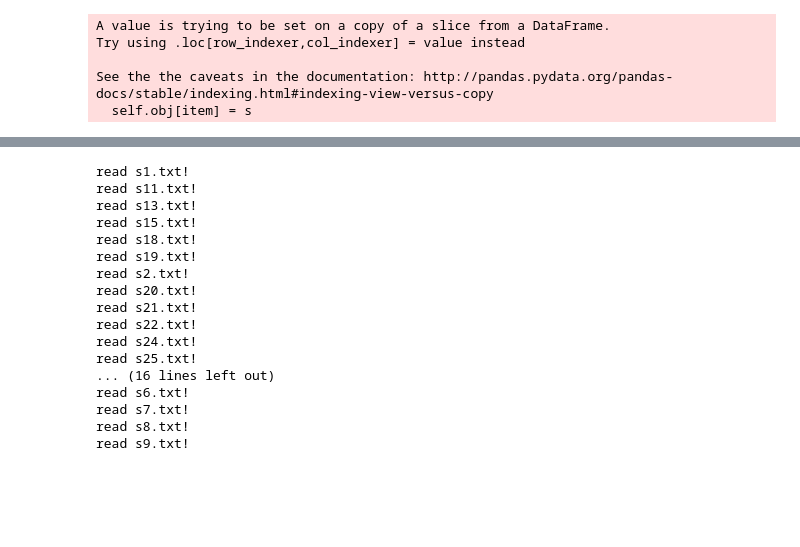
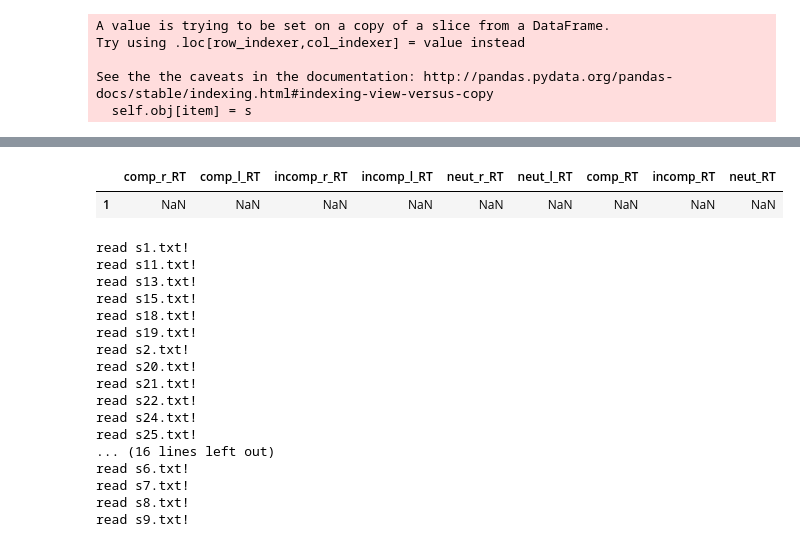
Before and after one commit to mmagnuski/senofag, a Jupyter notebook: LCexp_data_SoA_RT.ipynb, the cells around one changed output, grey strips where cells are left out. Saved outputs shown, nothing was run; the diff lists cells and outputs as text; code cells hidden in the pictures; blank space fills up the shorter version.

```diff
--- a/LCexp_data_SoA_RT.ipynb
+++ b/LCexp_data_SoA_RT.ipynb
@@ -88,3 +121,19 @@ See the the caveats in the documentation: http://pandas.pydata.org/pandas-docs/s
+# %%
+# jeszcze dobrze nie dziala
+
+rt_base = pd.DataFrame()
+for item in cond_list:
+    rt_base.loc[1, '{}'.format(item+'_RT')] = dff.loc[1, '{}'.format(item+'_RT')]
+
+for c in rt_base.columns:
+    for i in rt_base.index:
+        rt_base.loc[i, 'comp_RT'] = (rt_base.loc[i, 'comp_l_RT']+rt_base.loc[i, 'comp_r_RT'])/2
+        rt_base.loc[i, 'incomp_RT'] = (rt_base.loc[i, 'incomp_l_RT']+rt_base.loc[i, 'incomp_r_RT'])/2
+        rt_base.loc[i, 'neut_RT'] = (rt_base.loc[i, 'neut_l_RT']+rt_base.loc[i, 'neut_r_RT'])/2
+rt_base
+# %% [output]
+|  | comp_r_RT | comp_l_RT | incomp_r_RT | incomp_l_RT | neut_r_RT | neut_l_RT | comp_RT | incomp_RT | neut_RT |
+| 1 | NaN | NaN | NaN | NaN | NaN | NaN | NaN | NaN | NaN |
 # %%
 d2 = pd.DataFrame()
 subj_num = []
```
Also changed, not shown: parts of 5 cells of this notebook.
